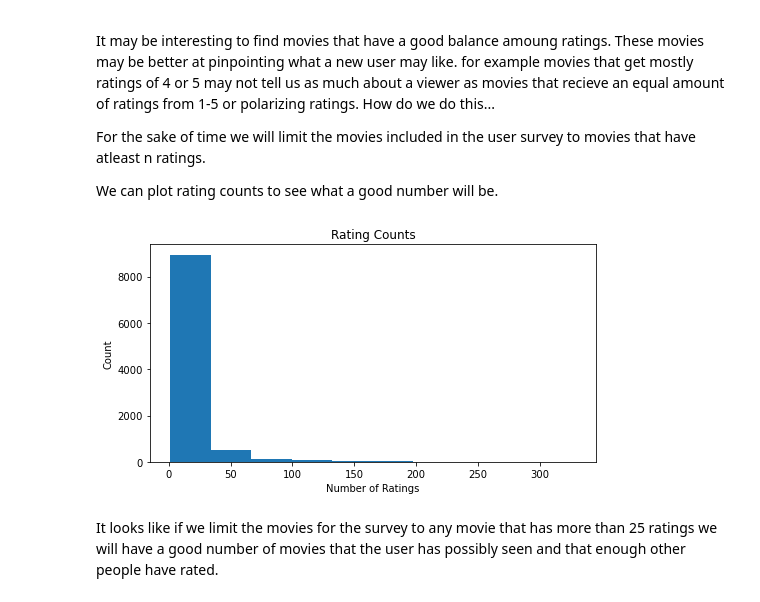
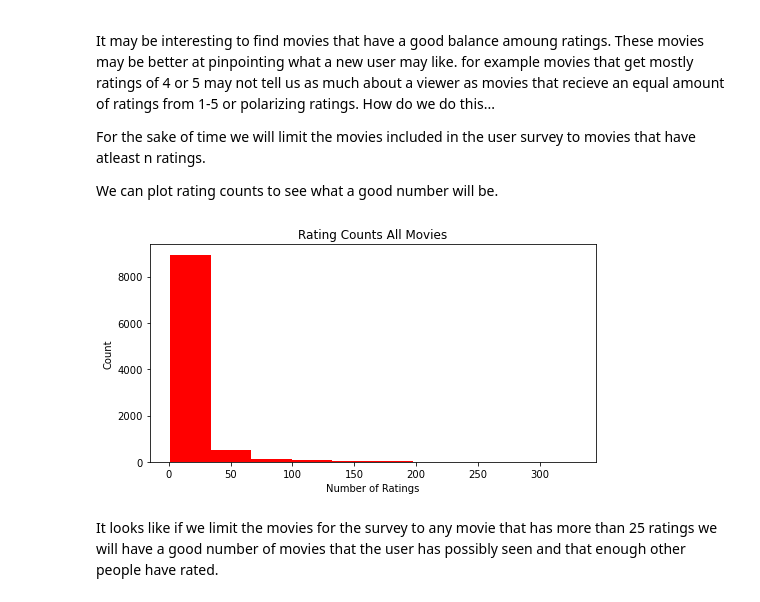
Before and after one commit to ceflynn/Movie-Recommendation-System, a Jupyter notebook: student.ipynb, the cells around one changed output. Cells and saved outputs as stored; diff of their text form; code cells hidden in the pictures.

```diff
--- a/student.ipynb
+++ b/student.ipynb
@@ -319,13 +323,13 @@ We can plot rating counts to see what a good number will be.
 # %%
 #histogram of rating count
 fig, ax = plt.subplots(figsize=(8,4))
-ax.hist(movie_ratings[('rating','count')],bins=10)
-ax.set_title('Rating Counts')
+ax.hist(movie_ratings[('rating','count')],bins=10, color='red')
+ax.set_title('Rating Counts All Movies')
 ax.set_ylabel('Count')
 ax.set_xlabel('Number of Ratings')
 plt.show()
 # %% [output]
-[figure, old version]
+[figure, new version]
 # %% [markdown]
 It looks like if we limit the movies for the survey to any movie that has more than 25 ratings we will have a good number of movies that the user has possibly seen and that enough other people have rated.
 # %%
```
Also changed, not shown: parts of 37 cells of this notebook, 1 other file.
